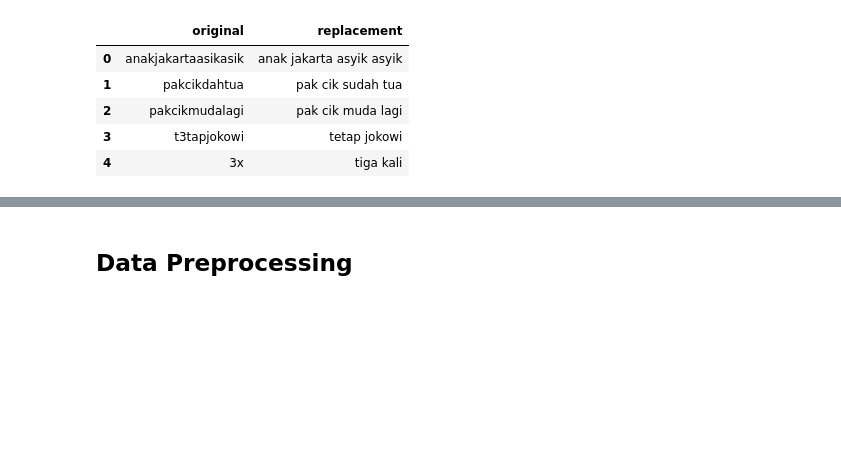
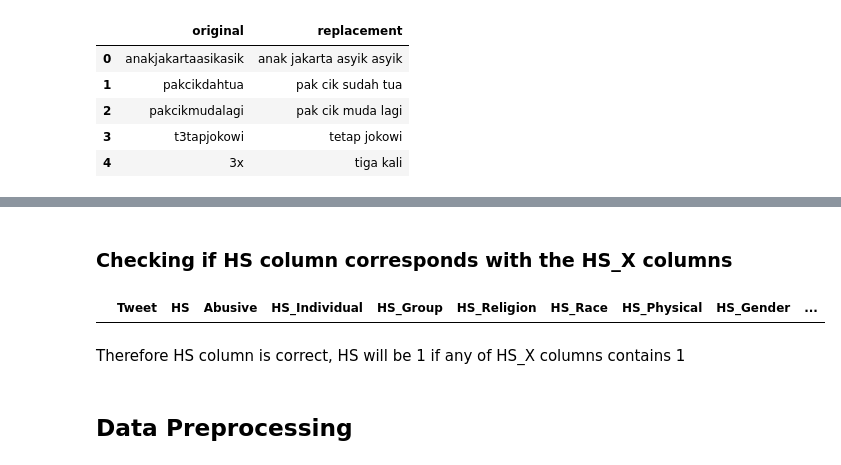
Before and after one commit to HighkalW/CapstoneProject, a Jupyter notebook: Toxicity_Classifier.ipynb, the cells around one changed output, grey strips where cells are left out. Cells and saved outputs as stored; diff of their text form; code cells hidden in the pictures; blank space fills up the shorter version.

```diff
--- a/Toxicity_Classifier.ipynb
+++ b/Toxicity_Classifier.ipynb
@@ -93,5 +91,14 @@ df_abusive_sentences.head()
 | 2 | 41. Kadang aku berfikir, kenapa a... | 0 | 0 | 0 | 0 | 0 | 0 | 0 | 0 | ... |
 | 3 | USER USER AKU ITU AKU\n\nKU TAU M... | 0 | 0 | 0 | 0 | 0 | 0 | 0 | 0 | ... |
 | 4 | USER USER Kaum cebong kapir udah ... | 1 | 1 | 0 | 1 | 1 | 0 | 0 | 0 | ... |
+# %% [markdown]
+### Checking if HS column corresponds with the HS_X columns
+# %%
+condition = df_abusive_sentences['HS'] != (df_abusive_sentences[df_abusive_sentences.columns[3:]].any(axis=1))
+df_abusive_sentences[condition]
+# %% [output]
+|  | Tweet | HS | Abusive | HS_Individual | HS_Group | HS_Religion | HS_Race | HS_Physical | HS_Gender | ... |
+# %% [markdown]
+Therefore HS column is correct, HS will be 1 if any of HS_X columns contains 1
 # %% [markdown]
 ## Data Preprocessing
```
Also changed, not shown: parts of 24 cells of this notebook.
